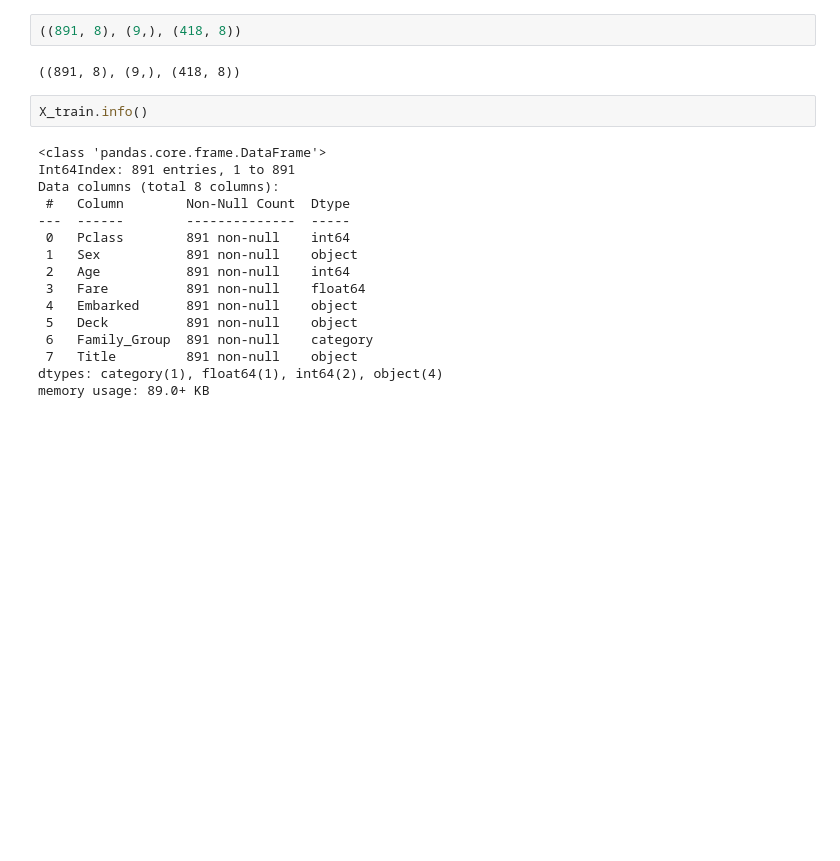
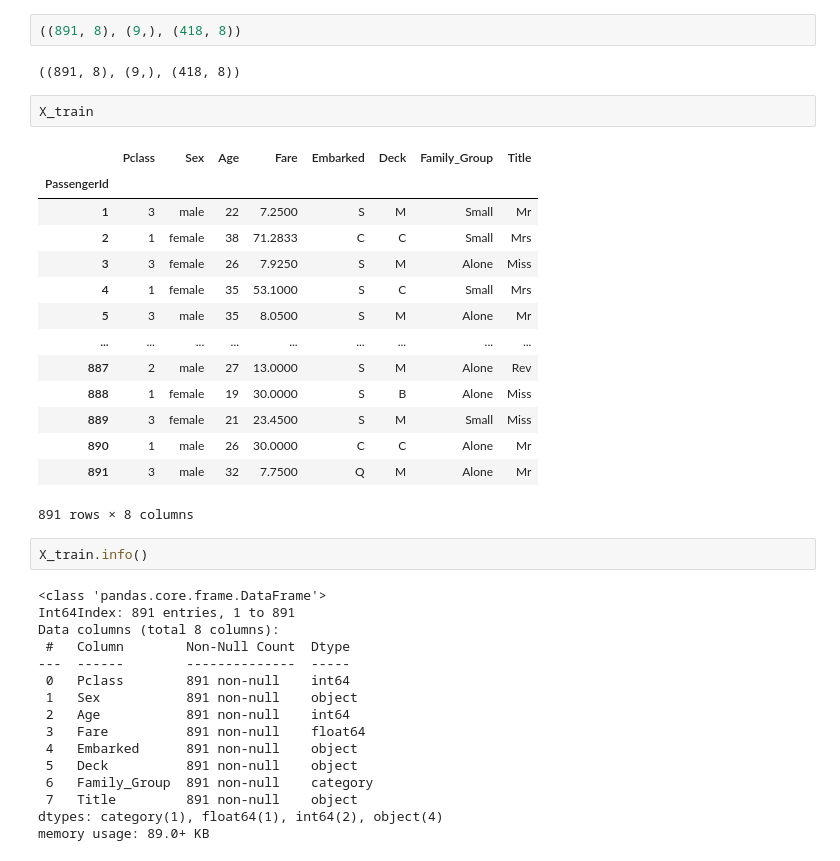
Before and after one commit to thstmddns/Smart-TIL, a Jupyter notebook: 머신러닝/ex04 타이타닉 데이터 생존자 분류 실습.ipynb, the cells around one changed output. Cells and saved outputs as stored; diff of their text form; blank space fills up the shorter version.

```diff
--- a/머신러닝/ex04 타이타닉 데이터 생존자 분류 실습.ipynb
+++ b/머신러닝/ex04 타이타닉 데이터 생존자 분류 실습.ipynb
@@ -1011,6 +1011,23 @@ X_train.shape, y_train.shape, X_test.shape
 ((891, 8), (9,), (418, 8))
 # %% [output]
 ((891, 8), (9,), (418, 8))
+# %%
+X_train
+# %% [output]
+|  | Pclass | Sex | Age | Fare | Embarked | Deck | Family_Group | Title |
+| PassengerId |  |  |  |  |  |  |  |  |
+| 1 | 3 | male | 22 | 7.2500 | S | M | Small | Mr |
+| 2 | 1 | female | 38 | 71.2833 | C | C | Small | Mrs |
+| 3 | 3 | female | 26 | 7.9250 | S | M | Alone | Miss |
+| 4 | 1 | female | 35 | 53.1000 | S | C | Small | Mrs |
+| 5 | 3 | male | 35 | 8.0500 | S | M | Alone | Mr |
+| ... | ... | ... | ... | ... | ... | ... | ... | ... |
+| 887 | 2 | male | 27 | 13.0000 | S | M | Alone | Rev |
+| 888 | 1 | female | 19 | 30.0000 | S | B | Alone | Miss |
+| 889 | 3 | female | 21 | 23.4500 | S | M | Small | Miss |
+| 890 | 1 | male | 26 | 30.0000 | C | C | Alone | Mr |
+| 891 | 3 | male | 32 | 7.7500 | Q | M | Alone | Mr |
+891 rows × 8 columns
 # %%
 X_train.info()
 # %% [output]
```
Also changed, not shown: parts of 89 cells of this notebook, 16 other files.
